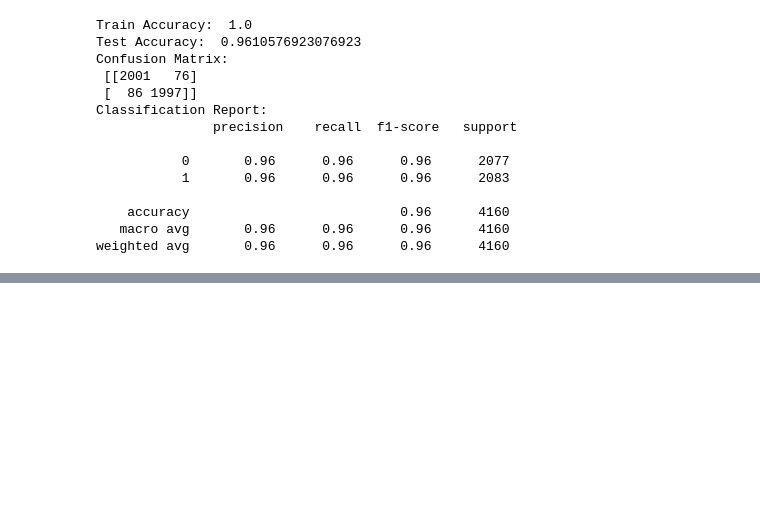
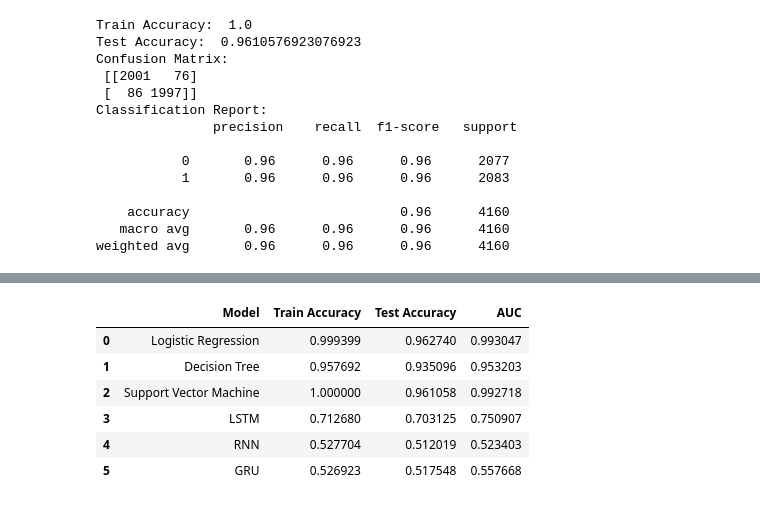
Before and after one commit to mmahmoudighaznavi/ADS504-Fake-News-Detection-MachineLearning-DeepLearning, a Jupyter notebook: FakeNewsClassification.ipynb, the cells around one changed output, grey strips where cells are left out. Saved outputs shown, nothing was run; the diff lists cells and outputs as text; code cells hidden in the pictures; blank space fills up the shorter version.

```diff
--- a/FakeNewsClassification.ipynb
+++ b/FakeNewsClassification.ipynb
@@ -679,8 +683,8 @@ Best Parameters: {'min_samples_split': 5, 'min_samples_leaf': 1, 'max_depth': 9,
 DecisionTreeClassifier(max_depth=9, min_samples_split=5)
 # %%
 # prediction
-dt_predictions_train = dtree_model.predict(train_X)
-dt_predictions_test = dtree_model.predict(test_X)
+dt_prediction_train = dtree_model.predict(train_X)
+dt_prediction_test = dtree_model.predict(test_X)
 
 # Evaluating
 print("Train Accuracy: ", accuracy_score(train_y, dt_predictions_train))
@@ -735,8 +739,8 @@ Best parameters: {'C': 10}
 LinearSVC(C=10)
 # %%
 # Prediction
-svc_predictions_train = svc_model.predict(train_X)
-svc_predictions_test = svc_model.predict(test_X)
+svc_prediction_train = svc_model.predict(train_X)
+svc_prediction_test = svc_model.predict(test_X)
 
 # Evaluate the model
 print("Train Accuracy: ", accuracy_score(train_y, svc_predictions_train))
@@ -761,0 +791,11 @@ weighted avg       0.96      0.96      0.96      4160
+# %%
+# Create a dictionary of the data
+data = {
+    'Model': ['Logistic Regression', 'Decision Tree', 'Support Vector Machine', 'LSTM', 'RNN', 'GRU'],
+    'Train Accuracy': [LR_train_accuracy, DT_train_accuracy, SVC_train_accuracy, LSTM_train_accuracy, RNN_train_accuracy, GRU_train_accuracy],
+    'Test Accuracy': [LR_test_accuracy, DT_test_accuracy, SVC_test_accuracy, LSTM_test_accuracy, RNN_test_accuracy, GRU_test_accuracy]
+}
+
+# Create the DataFrame
+accuracy_df = pd.DataFrame(data)
+accuracy_df
@@ -761,0 +820,33 @@ weighted avg       0.96      0.96      0.96      4160
+# %%
+from sklearn.metrics import roc_auc_score
+
+# Get the predicted probabilities for each model
+lr_probs = lr_model.predict_proba(test_X)[:, 1]
+dt_probs = dtree_model.predict_proba(test_X)[:, 1]
+svc_probs = svc_model.decision_function(test_X)
+lstm_probs = LSTM_model.predict(test_padded)
+rnn_probs = RNN_model.predict(test_padded)
+gru_probs = GRU_model.predict(test_padded)
+
+# Compute the ROC AUC values
+LR_AUC = roc_auc_score(test_y, lr_probs)
+DT_AUC = roc_auc_score(test_y, dt_probs)
+SVC_AUC = roc_auc_score(test_y, svc_probs)
+LSTM_AUC = roc_auc_score(test_y, lstm_probs)
+RNN_AUC = roc_auc_score(test_y, rnn_probs)
+GRU_AUC = roc_auc_score(test_y, gru_probs)
+
+# Add them to the data dictionary
+data['AUC'] = [LR_AUC, DT_AUC, SVC_AUC, LSTM_AUC, RNN_AUC, GRU_AUC]
+
+# Create the DataFrame
+accuracy_df = pd.DataFrame(data)
+accuracy_df
+# %% [output]
+|  | Model | Train Accuracy | Test Accuracy | AUC |
+| 0 | Logistic Regression | 0.999399 | 0.962740 | 0.993047 |
+| 1 | Decision Tree | 0.957692 | 0.935096 | 0.953203 |
+| 2 | Support Vector Machine | 1.000000 | 0.961058 | 0.992718 |
+| 3 | LSTM | 0.712680 | 0.703125 | 0.750907 |
+| 4 | RNN | 0.527704 | 0.512019 | 0.523403 |
+| 5 | GRU | 0.526923 | 0.517548 | 0.557668 |
```
Also changed, not shown: parts of 11 cells of this notebook.
